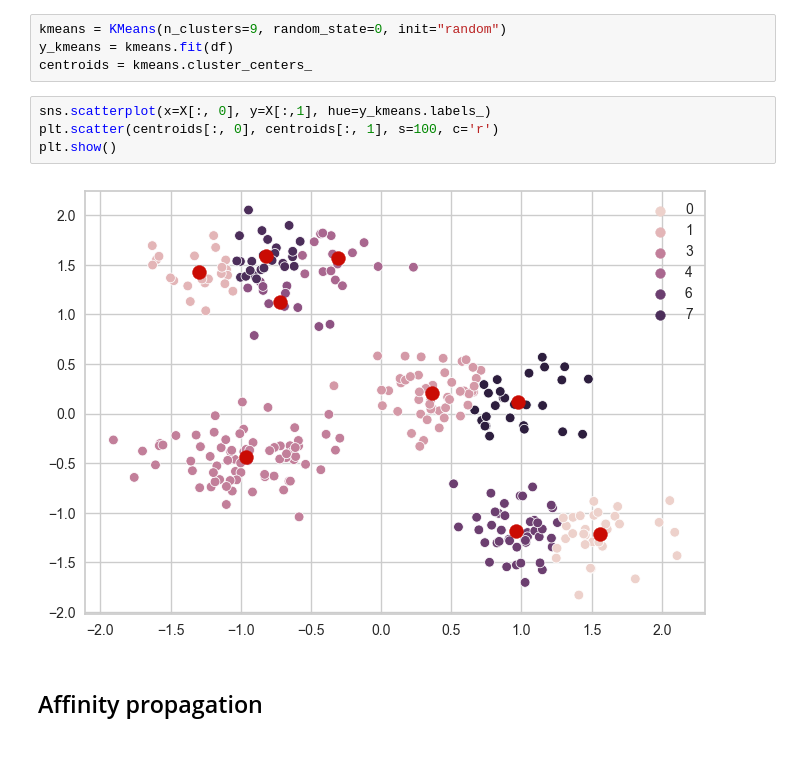
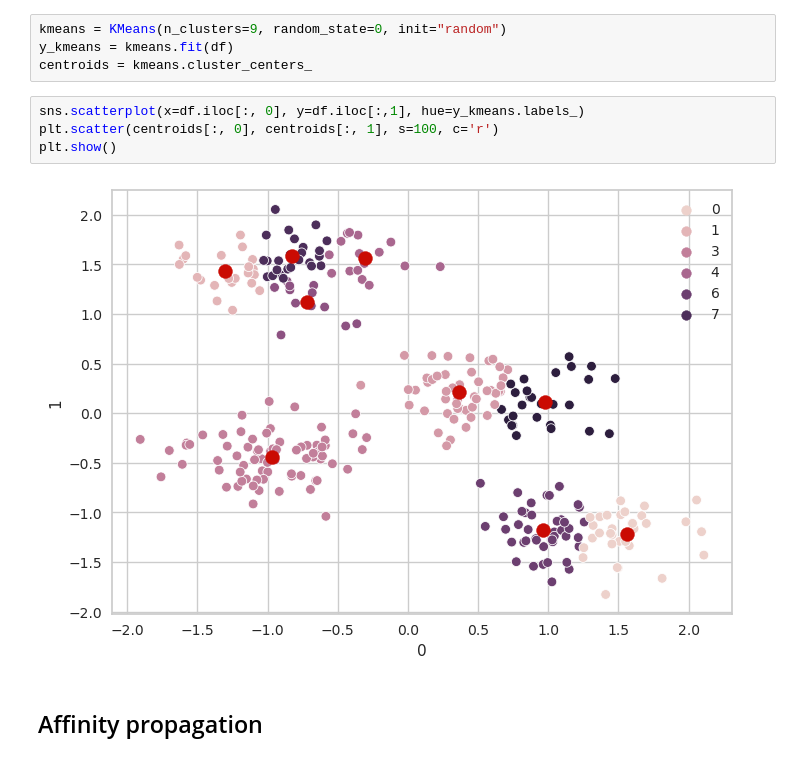
Before and after one commit to tjvanderende/privacy-preserved-clustering-with-nD-Laplace, a Jupyter notebook: Framework/Setup.ipynb, the cells around one changed output. Drawn from its saved outputs; the diff is of its cells as text.

```diff
--- a/Framework/Setup.ipynb
+++ b/Framework/Setup.ipynb
@@ -55,11 +61,11 @@ kmeans = KMeans(n_clusters=9, random_state=0, init="random")
 y_kmeans = kmeans.fit(df)
 centroids = kmeans.cluster_centers_
 # %%
-sns.scatterplot(x=X[:, 0], y=X[:,1], hue=y_kmeans.labels_)
+sns.scatterplot(x=df.iloc[:, 0], y=df.iloc[:,1], hue=y_kmeans.labels_)
 plt.scatter(centroids[:, 0], centroids[:, 1], s=100, c='r')
 plt.show()
 # %% [output]
-[figure, old version]
+[figure, new version]
 # %% [markdown]
 ## Affinity propagation
 # %%
```
Also changed, not shown: parts of 4 cells of this notebook, 8 other files.
